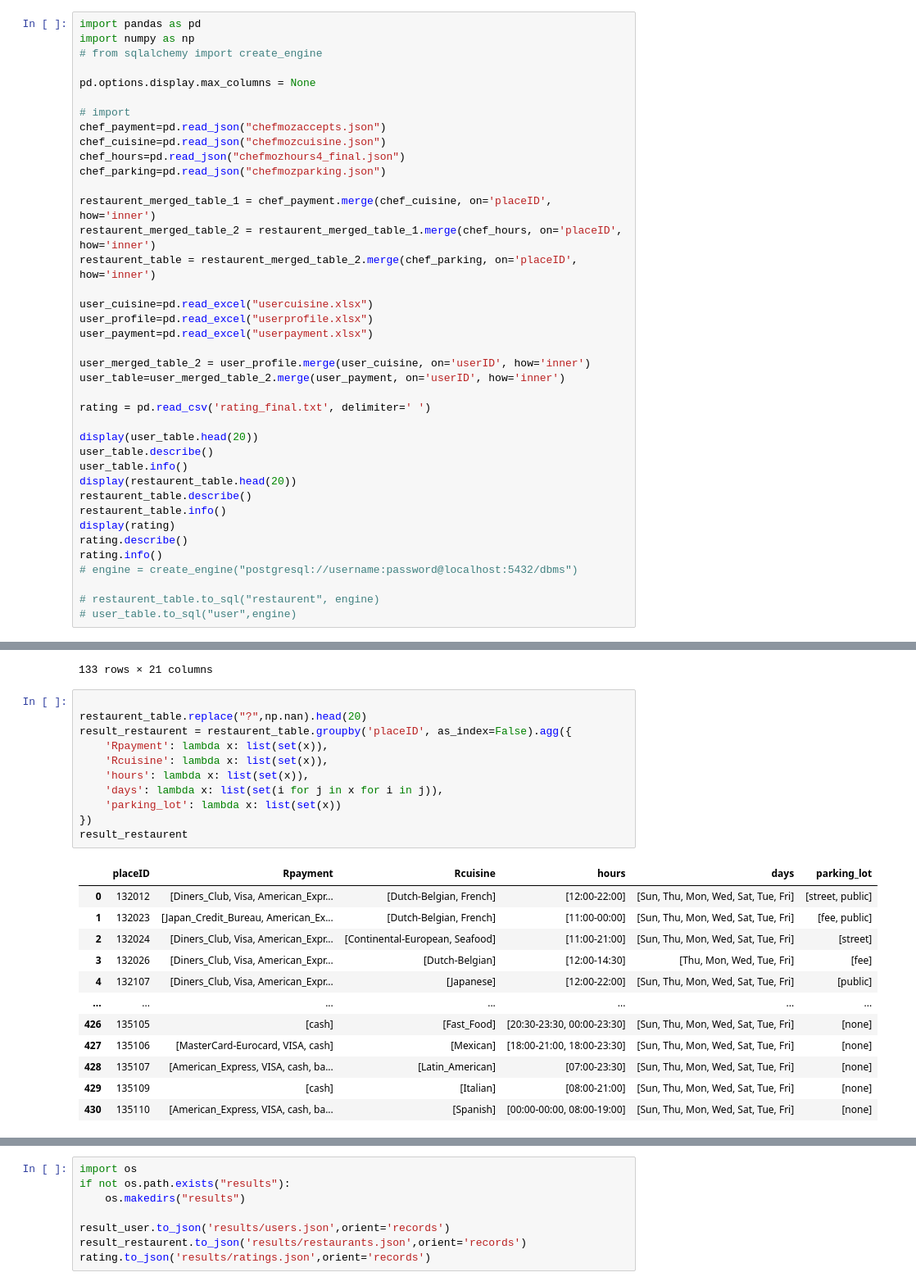
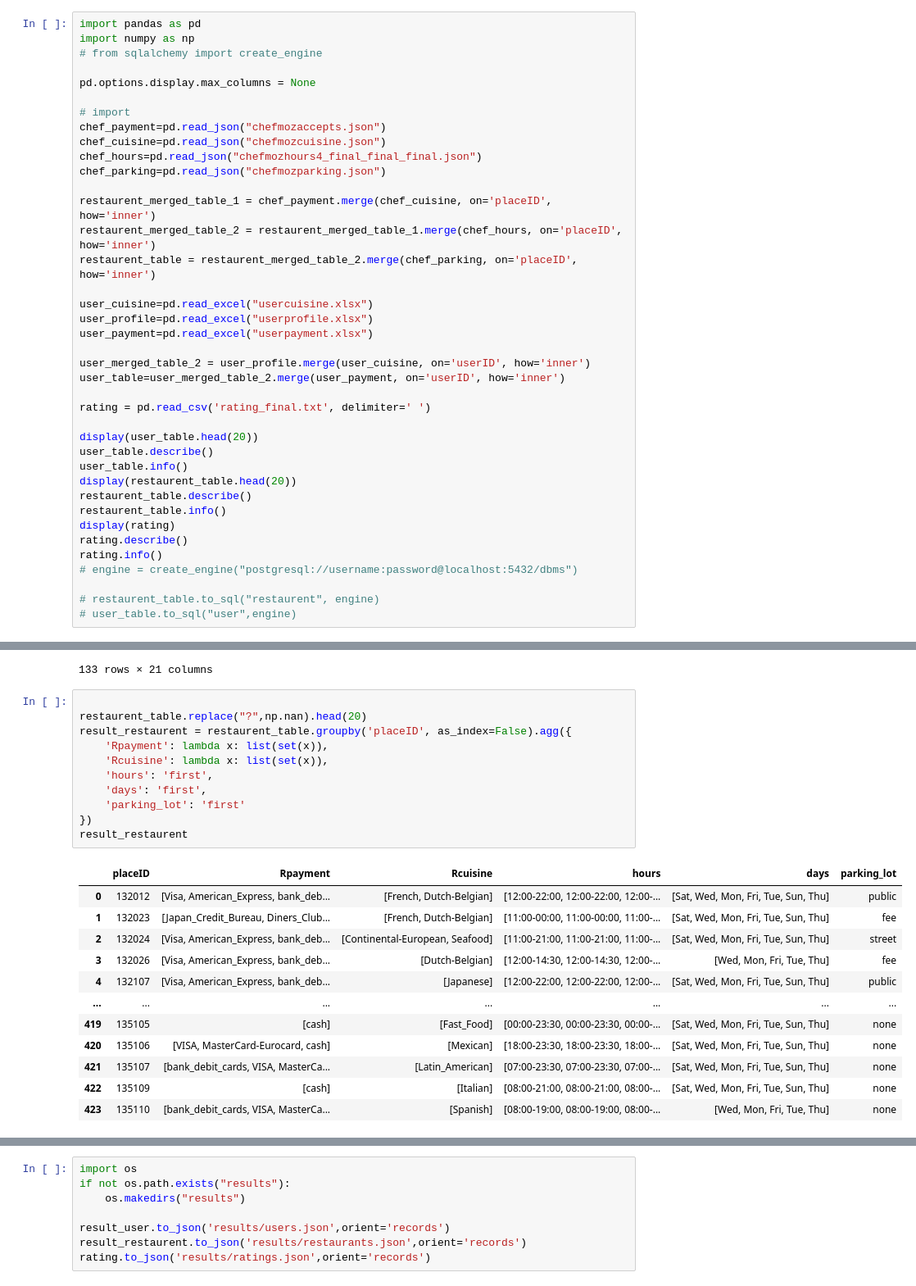
Before and after one commit to R4Y-R4Y/dbms_project, a Jupyter notebook: etl.ipynb, the cells around one changed output, grey strips where cells are left out. Shown: that part at 82% size. Drawn from its saved outputs; the diff is of its cells as text.

```diff
--- a/etl.ipynb
+++ b/etl.ipynb
@@ -8,7 +8,7 @@ pd.options.display.max_columns = None
 # import
 chef_payment=pd.read_json("chefmozaccepts.json")
 chef_cuisine=pd.read_json("chefmozcuisine.json")
-chef_hours=pd.read_json("chefmozhours4_final.json")
+chef_hours=pd.read_json("chefmozhours4_final_final_final.json")
 chef_parking=pd.read_json("chefmozparking.json")
 
 restaurent_merged_table_1 = chef_payment.merge(chef_cuisine, on='placeID', how='inner')
@@ -169,24 +169,24 @@ result_user
 # %%
 
 restaurent_table.replace("?",np.nan).head(20)
 result_restaurent = restaurent_table.groupby('placeID', as_index=False).agg({
     'Rpayment': lambda x: list(set(x)),
     'Rcuisine': lambda x: list(set(x)),
-    'hours': lambda x: list(set(x)),
-    'days': lambda x: list(set(i for j in x for i in j)),
-    'parking_lot': lambda x: list(set(x))
+    'hours': 'first',
+    'days': 'first',
+    'parking_lot': 'first'
 })
 result_restaurent
 # %% [output]
 |  | placeID | Rpayment | Rcuisine | hours | days | parking_lot |
-| 0 | 132012 | [Diners_Club, Visa, American_Expr... | [Dutch-Belgian, French] | [12:00-22:00] | [Sun, Thu, Mon, Wed, Sat, Tue, Fri] | [street, public] |
-| 1 | 132023 | [Japan_Credit_Bureau, American_Ex... | [Dutch-Belgian, French] | [11:00-00:00] | [Sun, Thu, Mon, Wed, Sat, Tue, Fri] | [fee, public] |
-| 2 | 132024 | [Diners_Club, Visa, American_Expr... | [Continental-European, Seafood] | [11:00-21:00] | [Sun, Thu, Mon, Wed, Sat, Tue, Fri] | [street] |
-| 3 | 132026 | [Diners_Club, Visa, American_Expr... | [Dutch-Belgian] | [12:00-14:30] | [Thu, Mon, Wed, Tue, Fri] | [fee] |
-| 4 | 132107 | [Diners_Club, Visa, American_Expr... | [Japanese] | [12:00-22:00] | [Sun, Thu, Mon, Wed, Sat, Tue, Fri] | [public] |
+| 0 | 132012 | [Visa, American_Express, bank_deb... | [French, Dutch-Belgian] | [12:00-22:00, 12:00-22:00, 12:00-... | [Sat, Wed, Mon, Fri, Tue, Sun, Thu] | public |
+| 1 | 132023 | [Japan_Credit_Bureau, Diners_Club... | [French, Dutch-Belgian] | [11:00-00:00, 11:00-00:00, 11:00-... | [Sat, Wed, Mon, Fri, Tue, Sun, Thu] | fee |
+| 2 | 132024 | [Visa, American_Express, bank_deb... | [Continental-European, Seafood] | [11:00-21:00, 11:00-21:00, 11:00-... | [Sat, Wed, Mon, Fri, Tue, Sun, Thu] | street |
+| 3 | 132026 | [Visa, American_Express, bank_deb... | [Dutch-Belgian] | [12:00-14:30, 12:00-14:30, 12:00-... | [Wed, Mon, Fri, Tue, Thu] | fee |
+| 4 | 132107 | [Visa, American_Express, bank_deb... | [Japanese] | [12:00-22:00, 12:00-22:00, 12:00-... | [Sat, Wed, Mon, Fri, Tue, Sun, Thu] | public |
 | ... | ... | ... | ... | ... | ... | ... |
-| 426 | 135105 | [cash] | [Fast_Food] | [20:30-23:30, 00:00-23:30] | [Sun, Thu, Mon, Wed, Sat, Tue, Fri] | [none] |
-| 427 | 135106 | [MasterCard-Eurocard, VISA, cash] | [Mexican] | [18:00-21:00, 18:00-23:30] | [Sun, Thu, Mon, Wed, Sat, Tue, Fri] | [none] |
-| 428 | 135107 | [American_Express, VISA, cash, ba... | [Latin_American] | [07:00-23:30] | [Sun, Thu, Mon, Wed, Sat, Tue, Fri] | [none] |
-| 429 | 135109 | [cash] | [Italian] | [08:00-21:00] | [Sun, Thu, Mon, Wed, Sat, Tue, Fri] | [none] |
-| 430 | 135110 | [American_Express, VISA, cash, ba... | [Spanish] | [00:00-00:00, 08:00-19:00] | [Sun, Thu, Mon, Wed, Sat, Tue, Fri] | [none] |
+| 419 | 135105 | [cash] | [Fast_Food] | [00:00-23:30, 00:00-23:30, 00:00-... | [Sat, Wed, Mon, Fri, Tue, Sun, Thu] | none |
+| 420 | 135106 | [VISA, MasterCard-Eurocard, cash] | [Mexican] | [18:00-23:30, 18:00-23:30, 18:00-... | [Sat, Wed, Mon, Fri, Tue, Sun, Thu] | none |
+| 421 | 135107 | [bank_debit_cards, VISA, MasterCa... | [Latin_American] | [07:00-23:30, 07:00-23:30, 07:00-... | [Sat, Wed, Mon, Fri, Tue, Sun, Thu] | none |
+| 422 | 135109 | [cash] | [Italian] | [08:00-21:00, 08:00-21:00, 08:00-... | [Sat, Wed, Mon, Fri, Tue, Sun, Thu] | none |
+| 423 | 135110 | [bank_debit_cards, VISA, MasterCa... | [Spanish] | [08:00-19:00, 08:00-19:00, 08:00-... | [Wed, Mon, Fri, Tue, Thu] | none |
```
Also changed, not shown: parts of 3 cells of this notebook, 5 other files.
